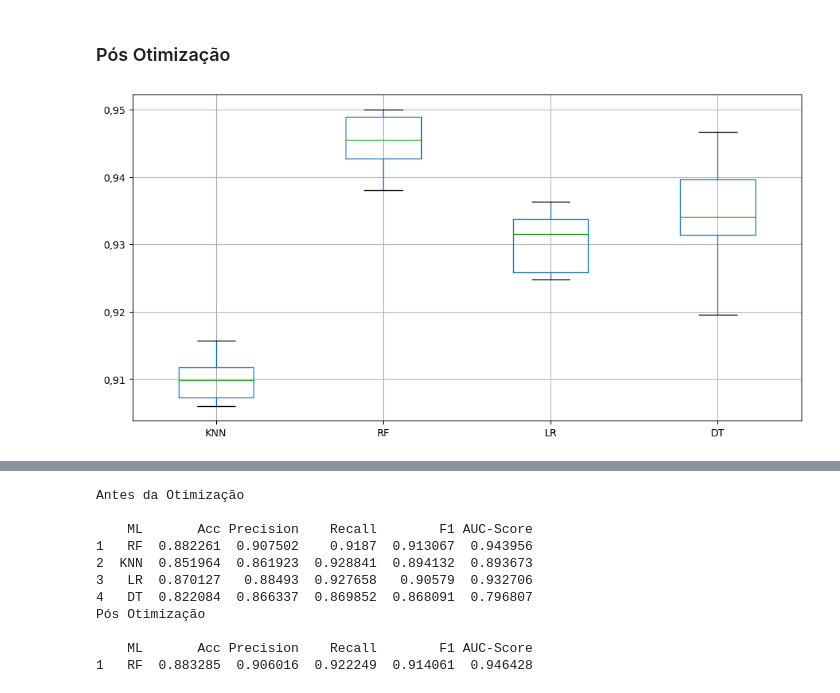
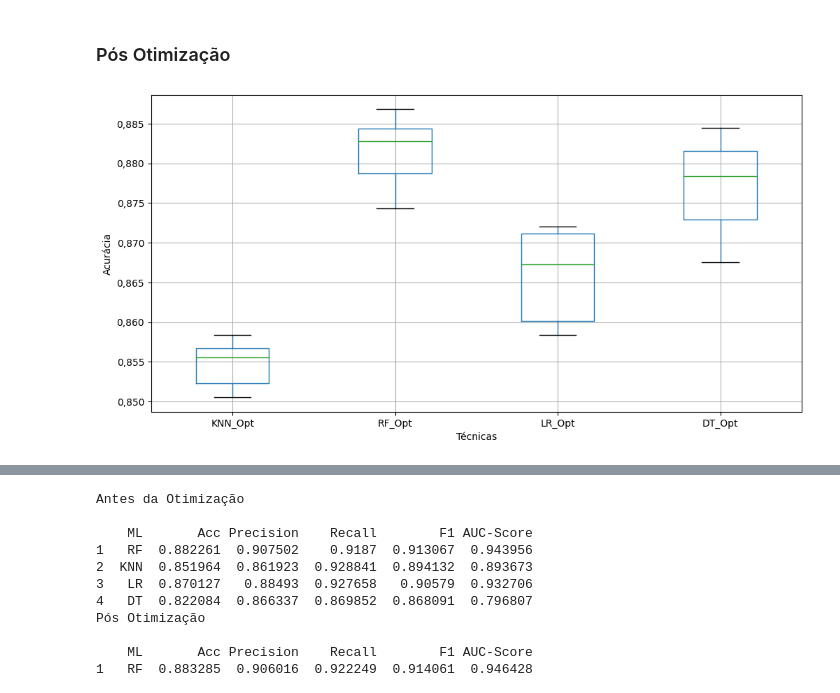
Before and after one commit to mrelero/machine-learning-anatel-database, a Jupyter notebook: ML_Techs/paper-enegep.ipynb, the cells around one changed output, grey strips where cells are left out. Drawn from its saved outputs; the diff is of its cells as text; code cells hidden in the pictures.

```diff
--- a/ML_Techs/paper-enegep.ipynb
+++ b/ML_Techs/paper-enegep.ipynb
@@ -314,7 +335,7 @@ LogisticRegression(max_iter=490, penalty='none', tol=0.0006871278666736638)
 # %%
-logistic_clf_search.fit(X_train, y_train)
-y_pred = logistic_clf_search.predict(X_test)
-y_pred_prob = logistic_clf_search.predict_proba(X_test)
+logistic_Class_Opt.fit(X_train, y_train)
+y_pred = logistic_Class_Opt.predict(X_test)
+y_pred_prob = logistic_Class_Opt.predict_proba(X_test)
 y_pred_prob = y_pred_prob[:, 1]
 
 print("Accuracy:",metrics.accuracy_score(y_test, y_pred))
@@ -360,0 +384,3 @@ KNeighborsClassifier(n_neighbors=10)
+# %%
+knn_clf_opt = KNeighborsClassifier()
+knn_clf_opt.set_params(**knn_clf_search.best_params_)
@@ -407,4 +435,7 @@ dt_clf_search.fit(X_train, y_train)
 dt_clf_search.best_score_
 
 dt_clf_search.best_estimator_
+
+dt_clf_opt = tree.DecisionTreeClassifier()
+dt_clf_opt.set_params(**dt_clf_search.best_params_)
 # %% [output]
@@ -438,7 +470,7 @@ F1Score: 0.9086423906035377
 AUC Score: 0.9349716709861698
 [figure]
 # %%
-classifiers_opt = {"RF": forest_bayes_search, "KNN": knn_clf_search, "LR": logistic_clf_search, "DT": dt_clf_search}
+classifiers_opt = {"RF_Opt": Rand_Forest_Class_Opt, "KNN_Opt": knn_clf_opt, "LR_Opt": logistic_Class_Opt, "DT_Opt": dt_clf_opt}
 desempenho_ml_opt = pd.DataFrame(columns=['ML','Acc','Precision','Recall', 'F1', 'AUC-Score'])
 
 debug = 0
@@ -505,13 +534,13 @@ plot_box_plot(cv_dataframe)
 # %%
 cv_dataframe_opt = pd.DataFrame()
 desempenho_cross_val_opt = pd.DataFrame(columns=['ML','Media','Variancia','Desvio'])
 
 for number, i in enumerate(classifiers_opt):
-    scores = cross_val_score(classifiers_opt[i], Dados_X, Dados_Y, cv=10)
+    scores = cross_val_score(classifiers_opt[i], Dados_X, Dados_Y, cv=10, scoring = 'accuracy')
     desempenho_cross_val_opt.loc[number +1] = pd.Series({'ML': i, 'Media':  scores.mean(), 'Variancia': scores.var() , 'Desvio': scores.std()})
     cv_dataframe_opt[i] = scores.tolist()
 
 desempenho_cross_val_opt.head()
-plot_box_plot(cv_dataframe_opt)
+plot_box_plot_opt(cv_dataframe_opt)
 # %% [output]
-[figure, old version]
+[figure, new version]
```
Also changed, not shown: parts of 17 cells of this notebook.
